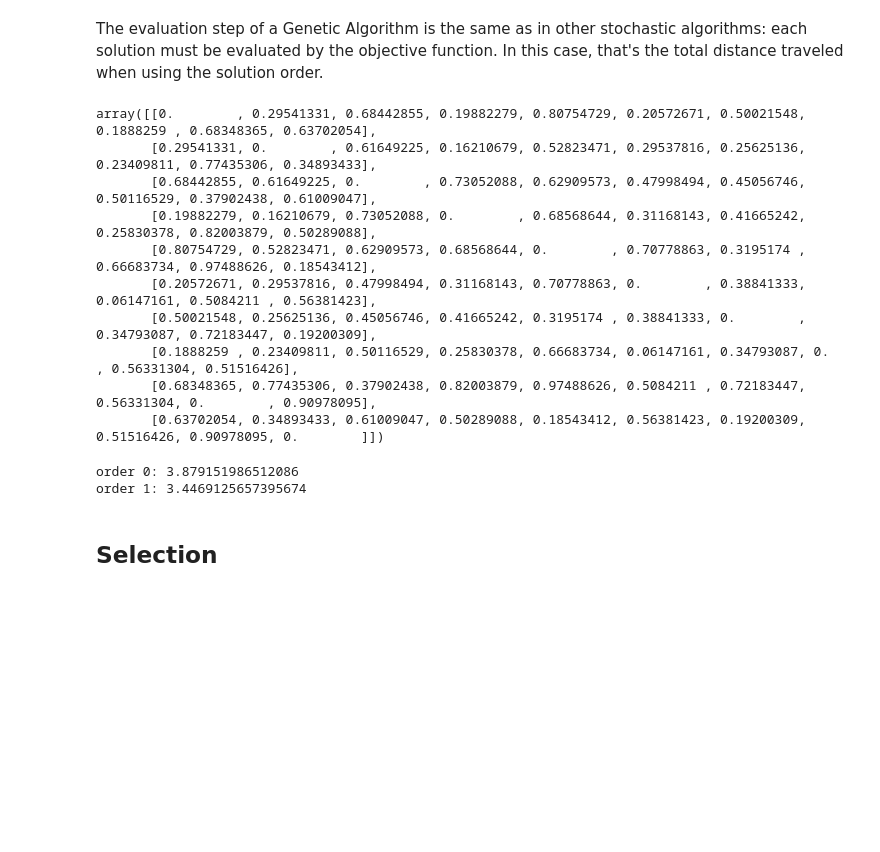
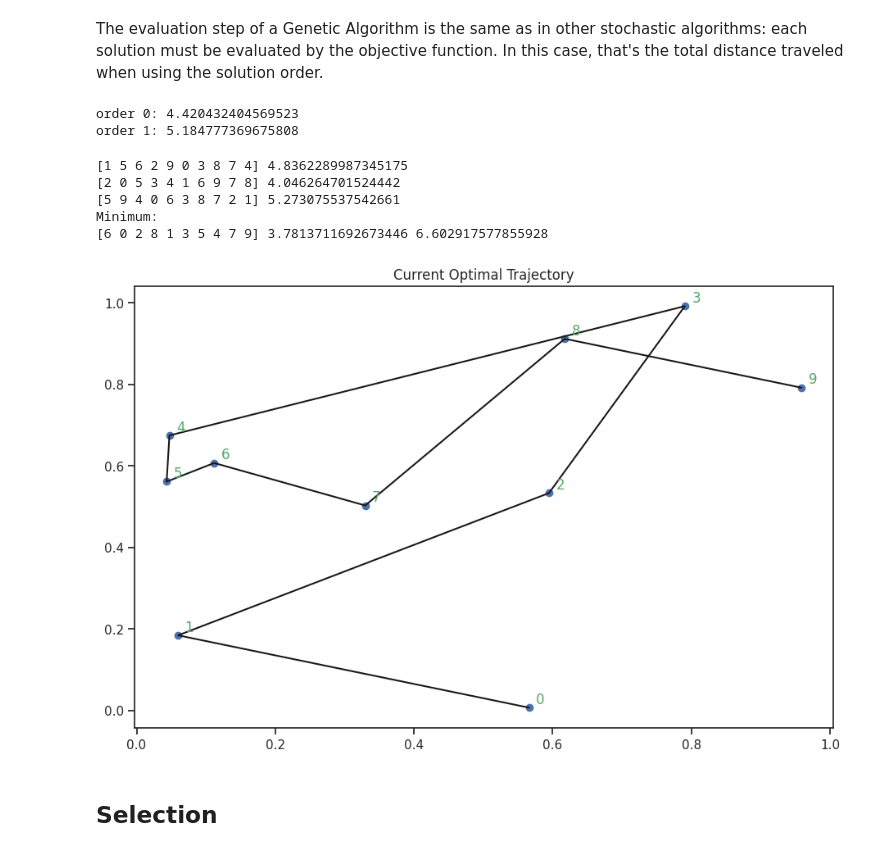
Before and after one commit to RaisingEntropy/evolutionary_computation, a Jupyter notebook: ga/genetic_algorithm.ipynb, the cells around one changed output. Cells and saved outputs as stored; diff of their text form; code cells hidden in the pictures; blank space fills up the shorter version.

```diff
--- a/ga/genetic_algorithm.ipynb
+++ b/ga/genetic_algorithm.ipynb
@@ -93,7 +93,7 @@ for i in range(n_cities):
 For our initial GA population, we will create 100 random permutations. Note that there are $10!$ possible solutions to the (asymmetric) TSP with 10 cities, so 100 is very small compared to the total size. However, it is much larger than the population sizes used by CMA-ES or others. This is one distinguishing feature of Genetic Algorithms: they tend to use larger population sizes in order to represent solutions which are diverse.
 # %%
 n_population = 100
-population = np.zeros((n_population,n_cities))
+population = np.zeros((n_population,n_cities),dtype=int)
 for i in range(n_population):
     population[i,:] = rng.permutation(n_cities)
 
@@ -115,18 +115,6 @@ for i in range(n_cities):
         dist = np.sqrt((cities[i, 0]-cities[j, 0])**2 + (cities[i,1]-cities[j, 1])**2)
         d[i, j] = dist
         d[j, i] = dist
-d
-# %% [output]
-array([[0.        , 0.29541331, 0.68442855, 0.19882279, 0.80754729, 0.20572671, 0.50021548, 0.1888259 , 0.68348365, 0.63702054],
-       [0.29541331, 0.        , 0.61649225, 0.16210679, 0.52823471, 0.29537816, 0.25625136, 0.23409811, 0.77435306, 0.34893433],
-       [0.68442855, 0.61649225, 0.        , 0.73052088, 0.62909573, 0.47998494, 0.45056746, 0.50116529, 0.37902438, 0.61009047],
-       [0.19882279, 0.16210679, 0.73052088, 0.        , 0.68568644, 0.31168143, 0.41665242, 0.25830378, 0.82003879, 0.50289088],
-       [0.80754729, 0.52823471, 0.62909573, 0.68568644, 0.        , 0.70778863, 0.3195174 , 0.66683734, 0.97488626, 0.18543412],
-       [0.20572671, 0.29537816, 0.47998494, 0.31168143, 0.70778863, 0.        , 0.38841333, 0.06147161, 0.5084211 , 0.56381423],
-       [0.50021548, 0.25625136, 0.45056746, 0.41665242, 0.3195174 , 0.38841333, 0.        , 0.34793087, 0.72183447, 0.19200309],
-       [0.1888259 , 0.23409811, 0.50116529, 0.25830378, 0.66683734, 0.06147161, 0.34793087, 0.        , 0.56331304, 0.51516426],
-       [0.68348365, 0.77435306, 0.37902438, 0.82003879, 0.97488626, 0.5084211 , 0.72183447, 0.56331304, 0.        , 0.90978095],
-       [0.63702054, 0.34893433, 0.61009047, 0.50289088, 0.18543412, 0.56381423, 0.19200309, 0.51516426, 0.90978095, 0.        ]])
 # %%
 def total_distance(order,distance_table):
     dist = 0
@@ -138,13 +126,13 @@ def total_distance(order,distance_table):
 print("order 0:", total_distance(order0, d))
 print("order 1:", total_distance(order1, d))
 # %% [output]
-order 0: 3.879151986512086
-order 1: 3.4469125657395674
+order 0: 4.420432404569523
+order 1: 5.184777369675808
 # %%
 def evaluate(population, distance_table):
     fitness = np.zeros(len(population))
     for i in range(len(population)):
-        fitness[i] = total_distance(population[i], distance_table)
+        fitness[i] = total_distance(population[i,:], distance_table)
     return fitness
 # %%
 fitness = evaluate(population, d)
@@ -152,6 +140,23 @@ for i in range(3):
     print(population[i], fitness[i])
 print("Minimum: ")
 print(population[np.argmin(fitness)], np.min(fitness), np.max(fitness))
+# %% [output]
+[1 5 6 2 9 0 3 8 7 4] 4.8362289987345175
+[2 0 5 3 4 1 6 9 7 8] 4.046264701524442
+[5 9 4 0 6 3 8 7 2 1] 5.273075537542661
+Minimum:
+[6 0 2 8 1 3 5 4 7 9] 3.7813711692673446 6.602917577855928
+# %%
+fig = plt.figure(figsize=(11, 7))
+ax = plt.subplot(1, 1, 1)
+ind = population[np.argmin(fitness),:]
+plt.title("Current Optimal Trajectory")
+ax.scatter(cities[ind, 0], cities[ind, 1])
+ax.plot(cities[ind, 0], cities[ind, 1], 'k')
+for i in range(n_cities):
+    ax.annotate(i, (cities[ind[i], 0]+0.01, cities[ind[i], 1]+0.01), c='g')
+# %% [output]
+[figure, added]
 # %% [markdown]
 ## <a id="selection"></a>Selection
 # %% [markdown]
```
Also changed, not shown: parts of 4 cells of this notebook.
